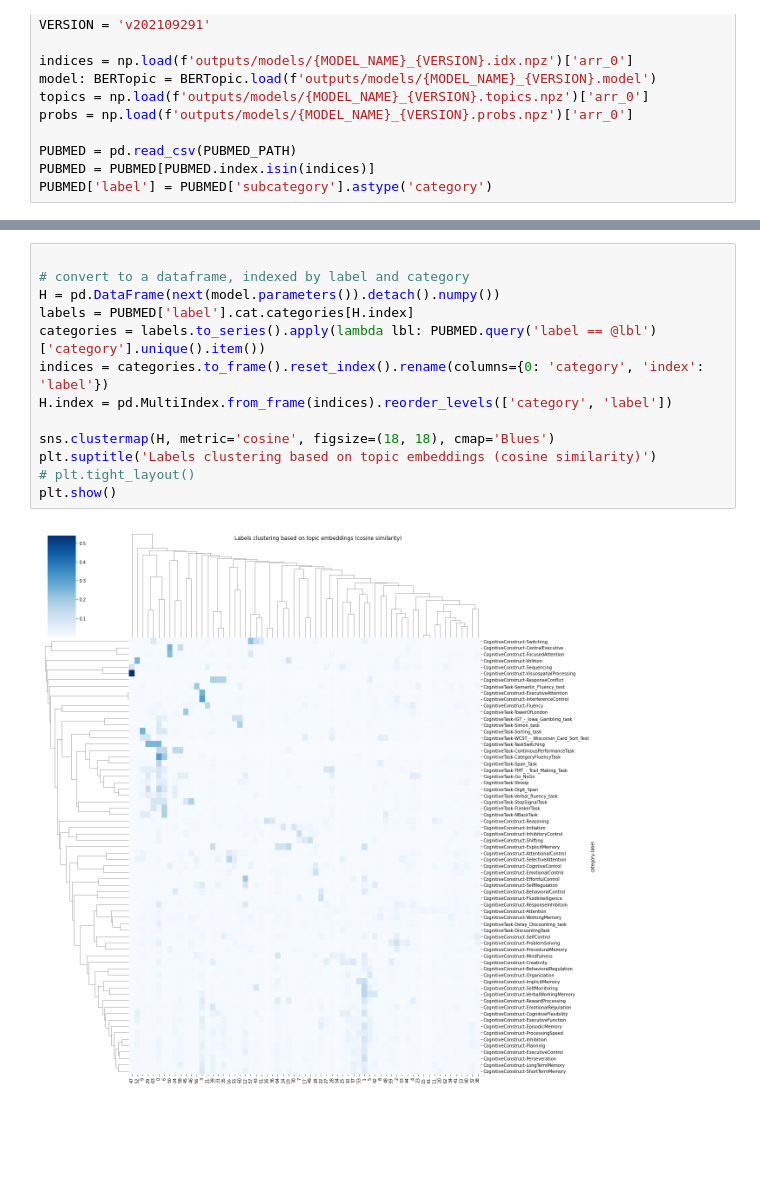
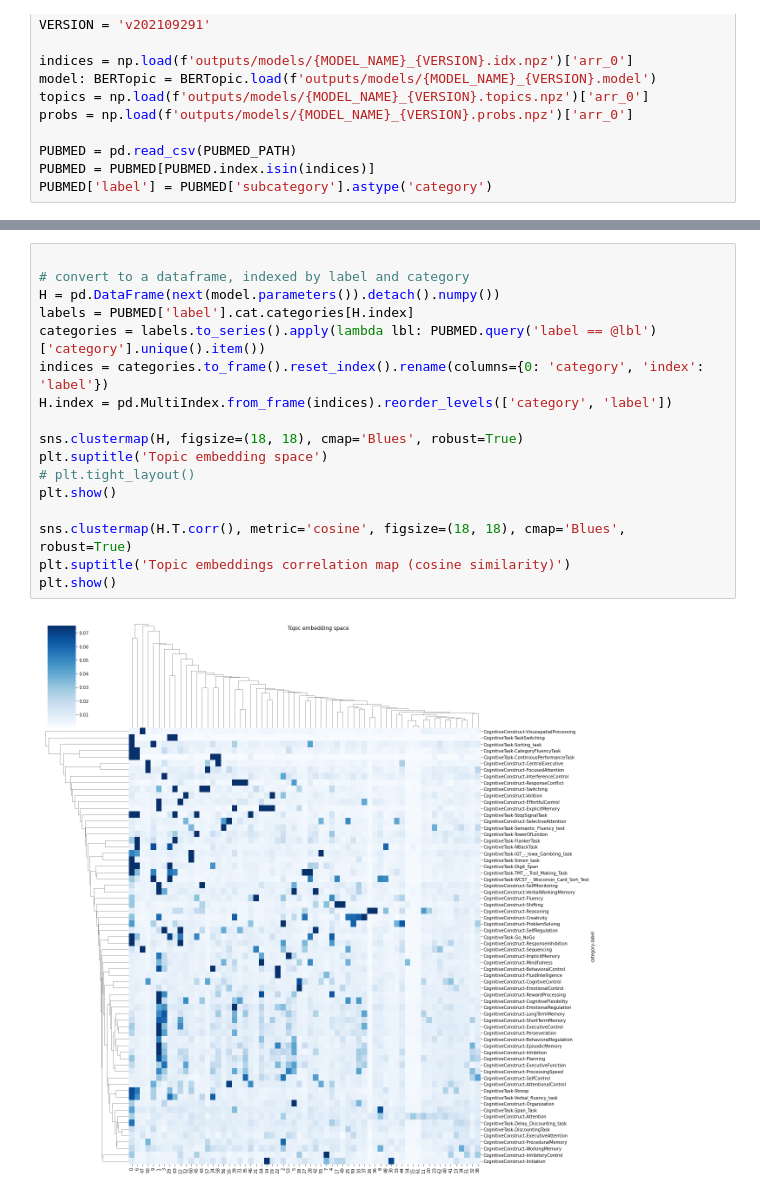
Before and after one commit to morteza/CogText, a Jupyter notebook: notebooks/3 Topic Embedding.ipynb, the cells around one changed output, grey strips where cells are left out. Cells and saved outputs as stored; diff of their text form; blank space fills up the shorter version.

```diff
--- a/notebooks/3 Topic Embedding.ipynb
+++ b/notebooks/3 Topic Embedding.ipynb
@@ -70,15 +94,19 @@ plt.show()
 # %%
 
 # convert to a dataframe, indexed by label and category
 H = pd.DataFrame(next(model.parameters()).detach().numpy())
 labels = PUBMED['label'].cat.categories[H.index]
 categories = labels.to_series().apply(lambda lbl: PUBMED.query('label == @lbl')['category'].unique().item())
 indices = categories.to_frame().reset_index().rename(columns={0: 'category', 'index': 'label'})
 H.index = pd.MultiIndex.from_frame(indices).reorder_levels(['category', 'label'])
 
-sns.clustermap(H, metric='cosine', figsize=(18, 18), cmap='Blues')
-plt.suptitle('Labels clustering based on topic embeddings (cosine similarity)')
+sns.clustermap(H, figsize=(18, 18), cmap='Blues', robust=True)
+plt.suptitle('Topic embedding space')
 # plt.tight_layout()
 plt.show()
+
+sns.clustermap(H.T.corr(), metric='cosine', figsize=(18, 18), cmap='Blues', robust=True)
+plt.suptitle('Topic embeddings correlation map (cosine similarity)')
+plt.show()
 # %% [output]
-[figure, old version]
+[figure, new version]
```
Also changed, not shown: parts of 3 cells of this notebook.
